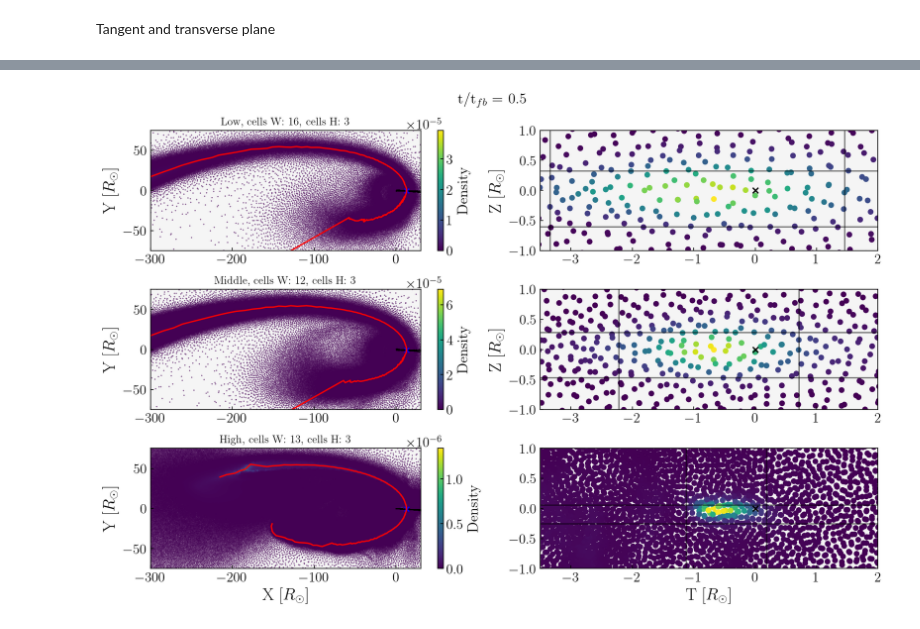
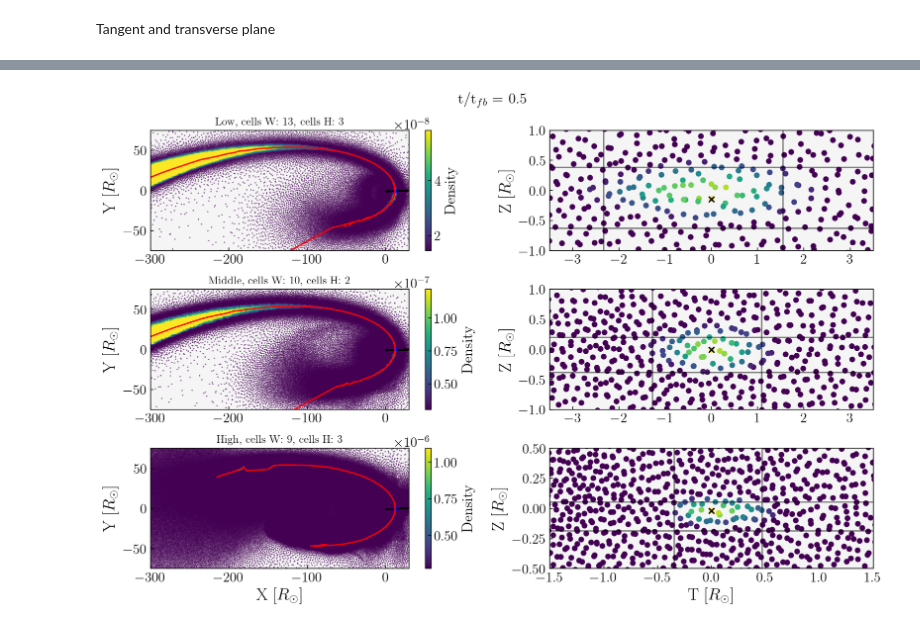
Before and after one commit to rich-tde/tde_wind, a Jupyter notebook: plot_convergence.ipynb, the cells around one changed output, grey strips where cells are left out. Cells and saved outputs as stored; diff of their text form; code cells hidden in the pictures.

```diff
--- a/plot_convergence.ipynb
+++ b/plot_convergence.ipynb
@@ -97,6 +87,15 @@ tfb = days_since_distruption(f'{path}/snap_{snap}.h5', m, mstar, Rstar, choose =
 # div_surf = div_zone[idx_surf]
 # %% [output]
 days after disruption: 1.3532153925058021 // t_fall: 2.5777261297507925 // sim_time: 73.40236449912129
+# %%
+data1 = make_tree(path1, snap, is_tde, energy = False)
+data2 = make_tree(path2, snap2, is_tde, energy = False)
+
+THETA1, RADIUS_cyl1 = orb.to_cylindric(data1.X, data1.Y)
+THETA2, RADIUS_cyl2 = orb.to_cylindric(data2.X, data2.Y)
+
+dim_cell1 = data1.Vol**(1/3)
+dim_cell2 = data2.Vol**(1/3)
 # %% [markdown]
 Midplane
 # %%
@@ -114,12 +113,2 @@ X_midplane, Y_midplane, Z_midplane, dim_midplane, Mass_midplane, Den_midplane, =
 # %% [markdown]
 Tangent and transverse plane
-# %%
-theta_lim = np.pi#3*np.pi/4
-step = 0.02
-theta_params = [-theta_lim, theta_lim, step]
-theta_arr = np.arange(*theta_params)
-
-#r_orbit = orb.keplerian_orbit(theta_arr, apo, a = Rp, ecc = 0.972)
-x_orbit, y_orbit = orb.find_maximum(X_midplane, Y_midplane, dim_midplane, Den_midplane, theta_arr, Rt)
-# x_orbit1, y_orbit1 = orb.find_maximum(X_midplane1, Y_midplane1, dim_midplane1, Den_midplane1, theta_arr, Rt)
-# x_orbit2, y_orbit2 = orb.find_maximum(X_midplane2, Y_midplane2, dim_midplane2, Den_midplane2, theta_arr, Rt)
@@ -180,13 +179,11 @@ plt.show()
 # %%
-vmaxrho = 5e-8
-vminrho = 1/3 * vmaxrho - 1e-8 # -1 to see the lower values
 # for idx in range(187,len(theta_arr)):
 #     print(idx)
-idx = 160
+idx = 158
 theta_chosen = theta_arr[idx]
-x_chosen, y_chosen = x_orbit[idx], y_orbit[idx]
-x_chosen1, y_chosen1 = x_orbit1[idx], y_orbit1[idx]
-x_chosen2, y_chosen2 = x_orbit2[idx], y_orbit2[idx]
+x_chosen, y_chosen, z_chosen = x_orbit[idx], y_orbit[idx], z_orbit[idx]
+x_chosen1, y_chosen1, z_chosen1 = x_orbit1[idx], y_orbit1[idx], z_orbit1[idx]
+x_chosen2, y_chosen2, z_chosen2 = x_orbit2[idx], y_orbit2[idx], z_orbit2[idx]
 
 condition_tra, x_onplane, x0 = sec.transverse_plane(data.X, data.Y, dim_cell, x_orbit, y_orbit, idx, coord= True)
 X_tra, Y_tra, Z_tra, Den_tra, RADIUS_cyl_tra = \
@@ -194,7 +191,7 @@ X_tra, Y_tra, Z_tra, Den_tra, RADIUS_cyl_tra = \
 X_tra_midplane = X_tra[np.abs(Z_tra) < dim_cell[condition_tra]]
 Y_tra_midplane = Y_tra[np.abs(Z_tra) < dim_cell[condition_tra]]
 x_onplane_midplane = x_onplane[np.abs(Z_tra) < dim_cell[condition_tra]]
-cm_double, lower_tube_w, upper_tube_w, lower_tube_h, upper_tube_h, w_params, h_params = orb.find_single_boundaries(data.X, data.Y, data.Z, dim_cell, data.Den, x_orbit, y_orbit, idx, threshold = 0.33)
+cm_double, lower_tube_w, upper_tube_w, lower_tube_h, upper_tube_h, w_params, h_params = orb.find_single_boundaries(data.X, data.Y, data.Z, dim_cell, data.Den, x_orbit, y_orbit, z_orbit, idx, threshold = 0.33)
 
 # do the same for data1
 condition_tra1, x_onplane1, x01 = sec.transverse_plane(data1.X, data1.Y, dim_cell1, x_orbit1, y_orbit1, idx, coord= True)
@@ -203,7 +200,7 @@ X_tra1, Y_tra1, Z_tra1, Den_tra1, RADIUS_cyl_tra1 = \
 X_tra_midplane1 = X_tra1[np.abs(Z_tra1) < dim_cell1[condition_tra1]]
 Y_tra_midplane1 = Y_tra1[np.abs(Z_tra1) < dim_cell1[condition_tra1]]
 x_onplane_midplane1 = x_onplane1[np.abs(Z_tra1) < dim_cell1[condition_tra1]]
-cm_double1, lower_tube_w1, upper_tube_w1, lower_tube_h1, upper_tube_h1, w_params1, h_params1 = orb.find_single_boundaries(data1.X, data1.Y, data1.Z, dim_cell1, data1.Den, x_orbit1, y_orbit1, idx, threshold = 0.33)
+cm_double1, lower_tube_w1, upper_tube_w1, lower_tube_h1, upper_tube_h1, w_params1, h_params1 = orb.find_single_boundaries(data1.X, data1.Y, data1.Z, dim_cell1, data1.Den, x_orbit1, y_orbit1, z_orbit1, idx, threshold = 0.33)
 
 # do the same for data2
 condition_tra2, x_onplane2, x02 = sec.transverse_plane(data2.X, data2.Y, dim_cell2 ,x_orbit2, y_orbit2, idx, coord= True)
@@ -212,10 +209,16 @@ X_tra2, Y_tra2, Z_tra2, Den_tra2, RADIUS_cyl_tra2 = \
 X_tra_midplane2 = X_tra2[np.abs(Z_tra2) < dim_cell2[condition_tra2]]
 Y_tra_midplane2 = Y_tra2[np.abs(Z_tra2) < dim_cell2[condition_tra2]]
 x_onplane_midplane2 = x_onplane2[np.abs(Z_tra2) < dim_cell2[condition_tra2]]
-cm_double2, lower_tube_w2, upper_tube_w2, lower_tube_h2, upper_tube_h2, w_params2, h_params2 = orb.find_single_boundaries(data2.X, data2.Y, data2.Z, dim_cell2, data2.Den, x_orbit2, y_orbit2, idx, threshold = 0.33)
+cm_double2, lower_tube_w2, upper_tube_w2, lower_tube_h2, upper_tube_h2, w_params2, h_params2 = orb.find_single_boundaries(data2.X, data2.Y, data2.Z, dim_cell2, data2.Den, x_orbit2, y_orbit2, z_orbit2, idx, threshold = 0.33)
 
+vmaxrho = cm_double[-1]
+vmaxrho1 = cm_double1[-1]
+vmaxrho2 = cm_double2[-1]
+vminrho = 1/4 * vmaxrho
+vminrho1 = 1/4 * vmaxrho1
+vminrho2 = 1/4 * vmaxrho2
 fig, ax = plt.subplots(3,2, figsize = (12,8))
-img = ax[0][0].scatter(X_midplane, Y_midplane, c = Den_midplane, s = .1, cmap = 'viridis')#, vmin = vminrho, vmax = vmaxrho)
+img = ax[0][0].scatter(X_midplane, Y_midplane, c = Den_midplane, s = .1, cmap = 'viridis', vmin = vminrho, vmax = vmaxrho)
 cbar = plt.colorbar(img)
 cbar.set_label(r' Density', fontsize = 16)
 ax[0][0].plot(x_orbit[1:-6], y_orbit[1:-6], c = 'r')
@@ -226,19 +229,19 @@ ax[0][0].set_xlim(-300,30)
 ax[0][0].set_ylim(-75,75)
 ax[0][0].set_ylabel(r'Y [$R_\odot$]', fontsize = 18)
 
-img1 = ax[0][1].scatter(x_onplane, Z_tra, c = Den_tra,  cmap = 'viridis', s = 27)#, vmin = vminrho, vmax = vmaxrho)
-ax[0][1].scatter(x0, 0, marker = 'x', s = 37, c = 'k', alpha = 1)
+img1 = ax[0][1].scatter(x_onplane, Z_tra, c = Den_tra,  cmap = 'viridis', s = 27, vmin = vminrho, vmax = vmaxrho)
+ax[0][1].scatter(cm_double[1], cm_double[3], marker = 'x', s = 37, c = 'k', alpha = 1)
 ax[0][1].axvline(lower_tube_w[1], c = 'k', alpha = 0.5)
 ax[0][1].axvline(upper_tube_w[1], c = 'k', alpha = 0.5) # T coordinates for width
-ax[0][1].set_xlim(-3.5,2)
+ax[0][1].set_xlim(-3.5,3.5)
 ax[0][1].axhline(lower_tube_h[0], c = 'k', alpha = 0.5)
 ax[0][1].axhline(upper_tube_h[0], c = 'k', alpha = 0.5)
-ax[0][1].set_ylim(-1,1)
+ax[0][1].set_ylim(-1, 1)
 ax[0][1].set_ylabel(r'Z [$R_\odot$]', fontsize = 18)
 ax[0][0].set_title(f'{check}, cells W: {int(w_params[1])}, cells H: {int(h_params[1])}', fontsize = 12)
 
 ## HiRes
-img = ax[1][0].scatter(X_midplane1, Y_midplane1, c = Den_midplane1, s = .1, cmap = 'viridis')#, vmin = vminrho, vmax = vmaxrho)
+img = ax[1][0].scatter(X_midplane1, Y_midplane1, c = Den_midplane1, s = .1, cmap = 'viridis', vmin = vminrho1, vmax = vmaxrho1)
 cbar = plt.colorbar(img)
 cbar.set_label(r' Density', fontsize = 16)
 ax[1][0].plot(x_orbit1[1:-6], y_orbit1[1:-6], c = 'r')
@@ -249,47 +252,47 @@ ax[1][0].set_xlim(-300,30)
 ax[1][0].set_ylim(-75,75)
 ax[1][0].set_ylabel(r'Y [$R_\odot$]', fontsize = 18)
 
-img1 = ax[1][1].scatter(x_onplane1, Z_tra1, c = Den_tra1,  cmap = 'viridis', s = 27)#, vmin = vminrho, vmax = vmaxrho)
-ax[1][1].scatter(x01, 0, marker = 'x', s = 37, c = 'k', alpha = 1)
+img1 = ax[1][1].scatter(x_onplane1, Z_tra1, c = Den_tra1,  cmap = 'viridis', s = 27, vmin = vminrho1, vmax = vmaxrho1)
+ax[1][1].scatter(cm_double1[1], cm_double1[3], marker = 'x', s = 37, c = 'k', alpha = 1)
 ax[1][1].axvline(lower_tube_w1[1], c = 'k', alpha = 0.5)
 ax[1][1].axvline(upper_tube_w1[1], c = 'k', alpha = 0.5) # T coordinates for width
-ax[1][1].set_xlim(-3.5,2)
+ax[1][1].set_xlim(-3.5,3.5)
 ax[1][1].axhline(lower_tube_h1[0], c = 'k', alpha = 0.5)
 ax[1][1].axhline(upper_tube_h1[0], c = 'k', alpha = 0.5)
-ax[1][1].set_ylim(-1,1)
+ax[1][1].set_ylim(-1, 1)
 ax[1][1].set_ylabel(r'Z [$R_\odot$]', fontsize = 18)
 ax[1][0].set_title(f'Middle, cells W: {int(w_params1[1])}, cells H: {int(h_params1[1])}', fontsize = 12)
 
 ## Res20
-img = ax[2][0].scatter(X_midplane2, Y_midplane2, c = Den_midplane2, s = .1, cmap = 'viridis')#, vmin = vminrho, vmax = vmaxrho)
+img = ax[2][0].scatter(X_midplane2, Y_midplane2, c = Den_midplane2, s = .1, cmap = 'viridis', vmin = vminrho2, vmax = vmaxrho2)
 cbar = plt.colorbar(img)
 cbar.set_label(r' Density', fontsize = 16)
-ax[2][0].plot(x_orbit2[9:-6], y_orbit2[9:-6], c = 'r')
+ax[2][0].plot(x_orbit2[9:-22], y_orbit2[9:-22], c = 'r')
 # ax[2][0].contour(xcfr, ycfr, cfr, [0], linestyles = 'dotted', colors = 'k')
 ax[2][0].scatter(X_tra_midplane2, Y_tra_midplane2, s = 0.1, c = 'k')
 ax[2][0].scatter(x_chosen2, y_chosen2, marker = 'x', s = 27, c = 'b')
 ax[2][0].set_xlim(-300,30)
 ax[2][0].set_ylim(-75,75)
 ax[2][0].set_xlabel(r'X [$R_\odot$]', fontsize = 18)
 ax[2][0].set_ylabel(r'Y [$R_\odot$]', fontsize = 18)
 
-img1 = ax[2][1].scatter(x_onplane2, Z_tra2, c = Den_tra2,  cmap = 'viridis', s = 27)#, vmin = vminrho, vmax = vmaxrho)
-ax[2][1].scatter(x02, 0, marker = 'x', s = 37, c = 'k', alpha = 1)
+img1 = ax[2][1].scatter(x_onplane2, Z_tra2, c = Den_tra2,  cmap = 'viridis', s = 27, vmin = vminrho2, vmax = vmaxrho2)
+ax[2][1].scatter(cm_double2[1], cm_double2[3], marker = 'x', s = 37, c = 'k', alpha = 1)
 ax[2][1].axvline(lower_tube_w2[1], c = 'k', alpha = 0.5)
 ax[2][1].axvline(upper_tube_w2[1], c = 'k', alpha = 0.5) # T coordinates for width
-ax[2][1].set_xlim(-3.5,2) # T coordinates for width
+ax[2][1].set_xlim(-1.5,1.5) # T coordinates for width
 ax[2][1].axhline(lower_tube_h2[0], c = 'k', alpha = 0.5)
 ax[2][1].axhline(upper_tube_h2[0], c = 'k', alpha = 0.5)
-ax[2][1].set_ylim(-1,1)
+ax[2][1].set_ylim(-0.5, 0.5)
 ax[2][1].set_xlabel(r'T [$R_\odot]$', fontsize = 18)
-#ax[2][1].set_ylabel(r'Z [$R_\odot$]', fontsize = 18)
+ax[2][1].set_ylabel(r'Z [$R_\odot$]', fontsize = 18)
 ax[2][0].set_title(f'High, cells W: {int(w_params2[1])}, cells H: {int(h_params2[1])}', fontsize = 12)
 
 plt.suptitle(r't/t$_{fb}$ = ' + str(np.round(tfb,1)), fontsize = 16)
 plt.tight_layout()
 
-#plt.savefig(f'Figs/{folder}/multiple/wH{idx}.png')
+plt.savefig(f'Figs/{folder}/multiple/wH{idx}.png')
 # %% [output]
-[figure, old version]
+[figure, new version]
 # %%
 # theta_arr_gl, cm_gl, lower_tube_w_gl, upper_tube_w_gl, lower_tube_h_gl, upper_tube_h_gl, w_params_gl, h_params_gl  = orb.follow_the_stream(data2.X, data2.Y, data2.Z, dim_cell2, data2.Den, theta_params, Rt, threshold=threshold)
```
Also changed, not shown: parts of 5 cells of this notebook, 2 other files.
